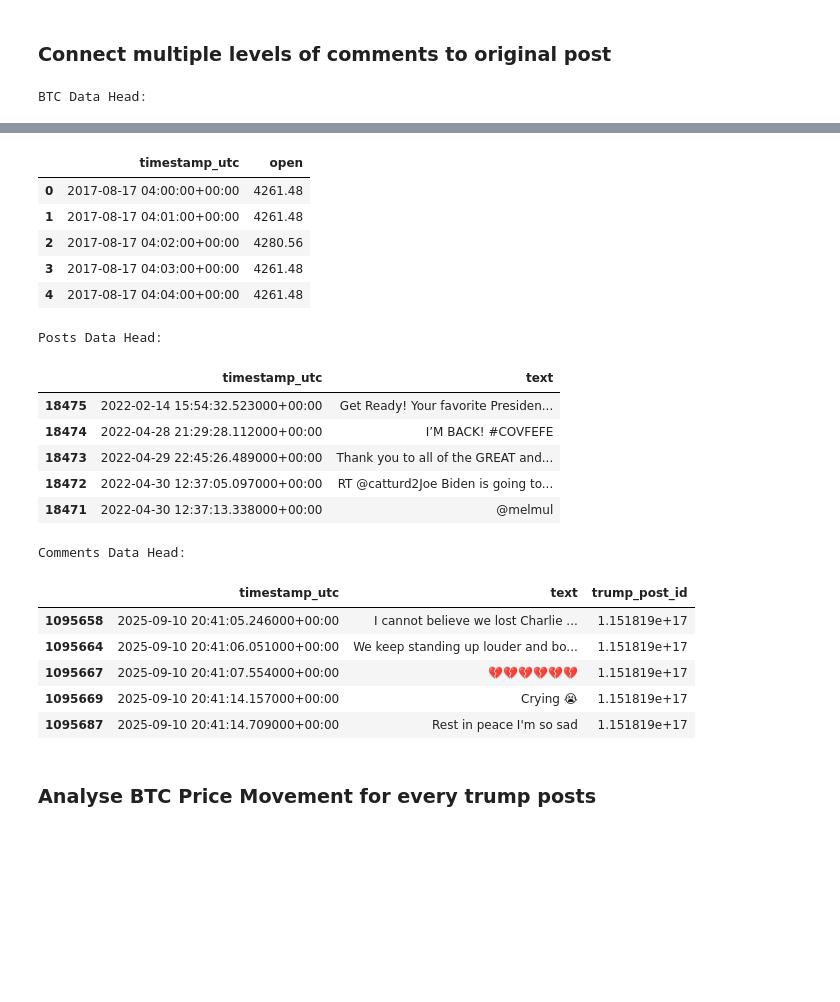
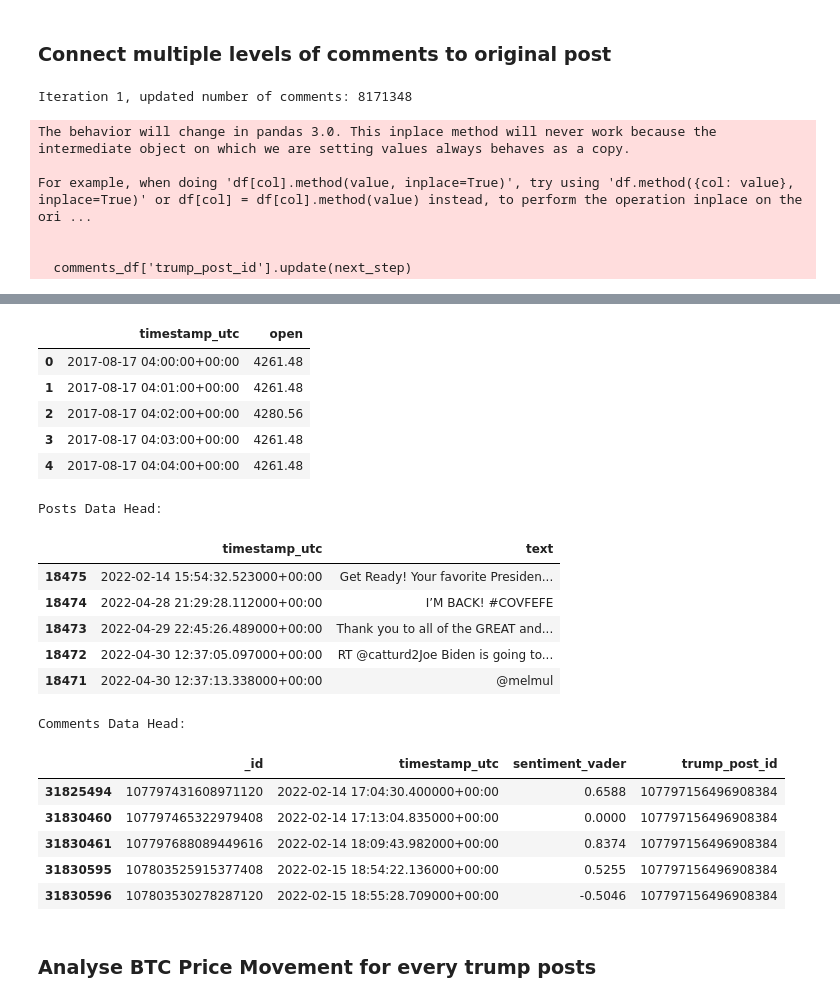
Before and after one commit to valdemarbang/trump-tweets-analysis, a Jupyter notebook: analysis.ipynb, the cells around one changed output, grey strips where cells are left out. Saved outputs shown, nothing was run; the diff lists cells and outputs as text; code cells hidden in the pictures; blank space fills up the shorter version.

```diff
--- a/analysis.ipynb
+++ b/analysis.ipynb
@@ -39,15 +39,3 @@ snapshot_download(
 btc_df = pd.read_parquet("datasets/btc_prices/BTC_Raw_Micro_Macro_1m.parquet")
 posts_df = pd.read_csv("datasets/trump_posts_and_comments/truthsocial.posts[Trump-FROM-10-8-25].csv")
 reader = pd.read_csv("datasets/trump_posts_and_comments/truthsocial.comments[Trump-FROM-10-8-25].csv", chunksize=100000)
-
-# There are millions of comments, so we need to load them in chunks to avoid crashing
-# Contains 31.8Million Comments, and over 18000 Posts all By Trump
-chunks = []
-for i, chunk in enumerate(reader):
-    chunks.append(chunk)
-    # if i >= 10:  # Limit to first 1Million comments to avoid crashing my laptop
-    #     break
-
-comments_df = pd.concat(chunks, ignore_index=True)
-print(f"Loaded {len(comments_df)} relevant comments.")
-print(f"Loaded {len(posts_df)} relevant posts.")
@@ -73,27 +102,42 @@ comments_df = comments_df.sort_values('timestamp_utc')
 # %%
 from IPython.display import display
 
-# Function to find the root Trump post for a given comment
-# Because a comment can reply to another comment, we need to traverse up the chain
-post_ids = set(posts_df['_id'])
-comment_map = comments_df.set_index('_id')['reply_to'].to_dict()
+# Init trump post id as direct parent, use Int64 to prevent Nan replies.
+comments_df['trump_post_id'] = comments_df['reply_to'].astype('Int64')
 
-def get_root_post(reply_id):
-    current_id = reply_id
-    for _ in range(20): # Limit to 20 reply levels
-        if current_id in post_ids:
-            return current_id # Found original Trump Post!
-        if current_id in comment_map:
-            current_id = comment_map[current_id]
-    return None
+# Hash map for fast lookup the parent ID
+# Index = Comment ID, Value = Parent ID
+parent_map = comments_df[['_id', 'reply_to']].drop_duplicates(subset='_id').set_index('_id')['reply_to'].astype('Int64')
 
-comments_df['trump_post_id'] = comments_df['reply_to'].apply(get_root_post)
+# Iterate max up to 300 times to find all grandparents (trump posts)
+# Basically a comment can reply to another comment, and so on
+for i in range(300):
+    # look up the grandparent for current parent, if current parent is a post => NA because not in parent_map
+    next_step = comments_df['trump_post_id'].map(parent_map)
+
+    # Count how many rows still point to a comment
+    n_changes = next_step.count()
+    print(f"Iteration {i+1}, updated number of comments: {n_changes} ")
+
+    if n_changes == 0:
+        print("Convergence reached, found all grand parents.")
+        break
+
+    # Update only the rows that found a new parent
+    # .update ignores NA values in next step, so then we already found the grand parent
+    comments_df['trump_post_id'].update(next_step)
 
 print("BTC Data Head:")
 display(btc_df[['timestamp_utc', 'open']].head())
 print("\nPosts Data Head:")
 display(posts_df[['timestamp_utc', 'text']].head())
 print("\nComments Data Head:")
-display(comments_df[['timestamp_utc', 'text', 'trump_post_id']].head())
+display(comments_df[['_id', 'timestamp_utc', 'sentiment_vader', 'trump_post_id']].head())
 # %% [output]
-BTC Data Head:
+Iteration 1, updated number of comments: 8171348
+The behavior will change in pandas 3.0. This inplace method will never work because the intermediate object on which we are setting values always behaves as a copy.
+
+For example, when doing 'df[col].method(value, inplace=True)', try using 'df.method({col: value}, inplace=True)' or df[col] = df[col].method(value) instead, to perform the operation inplace on the ori ...
+
+
+  comments_df['trump_post_id'].update(next_step)
@@ -100,23 +161,23 @@ BTC Data Head:
 |  | timestamp_utc | open |
 | 0 | 2017-08-17 04:00:00+00:00 | 4261.48 |
 | 1 | 2017-08-17 04:01:00+00:00 | 4261.48 |
 | 2 | 2017-08-17 04:02:00+00:00 | 4280.56 |
 | 3 | 2017-08-17 04:03:00+00:00 | 4261.48 |
 | 4 | 2017-08-17 04:04:00+00:00 | 4261.48 |
-Posts Data Head:
+Posts Data Head:
 |  | timestamp_utc | text |
 | 18475 | 2022-02-14 15:54:32.523000+00:00 | Get Ready! Your favorite Presiden... |
 | 18474 | 2022-04-28 21:29:28.112000+00:00 | I’M BACK! #COVFEFE |
 | 18473 | 2022-04-29 22:45:26.489000+00:00 | Thank you to all of the GREAT and... |
 | 18472 | 2022-04-30 12:37:05.097000+00:00 | RT @catturd2Joe Biden is going to... |
 | 18471 | 2022-04-30 12:37:13.338000+00:00 | @melmul |
-Comments Data Head:
+Comments Data Head:
-|  | timestamp_utc | text | trump_post_id |
-| 1095658 | 2025-09-10 20:41:05.246000+00:00 | I cannot believe we lost Charlie ... | 1.151819e+17 |
-| 1095664 | 2025-09-10 20:41:06.051000+00:00 | We keep standing up louder and bo... | 1.151819e+17 |
-| 1095667 | 2025-09-10 20:41:07.554000+00:00 | 💔💔💔💔💔💔 | 1.151819e+17 |
-| 1095669 | 2025-09-10 20:41:14.157000+00:00 | Crying 😭 | 1.151819e+17 |
-| 1095687 | 2025-09-10 20:41:14.709000+00:00 | Rest in peace I'm so sad | 1.151819e+17 |
+|  | _id | timestamp_utc | sentiment_vader | trump_post_id |
+| 31825494 | 107797431608971120 | 2022-02-14 17:04:30.400000+00:00 | 0.6588 | 107797156496908384 |
+| 31830460 | 107797465322979408 | 2022-02-14 17:13:04.835000+00:00 | 0.0000 | 107797156496908384 |
+| 31830461 | 107797688089449616 | 2022-02-14 18:09:43.982000+00:00 | 0.8374 | 107797156496908384 |
+| 31830595 | 107803525915377408 | 2022-02-15 18:54:22.136000+00:00 | 0.5255 | 107797156496908384 |
+| 31830596 | 107803530278287120 | 2022-02-15 18:55:28.709000+00:00 | -0.5046 | 107797156496908384 |
 # %% [markdown]
 ### Analyse BTC Price Movement for every trump posts
 # %%
```
Also changed, not shown: parts of 8 cells of this notebook, 2 other files.
